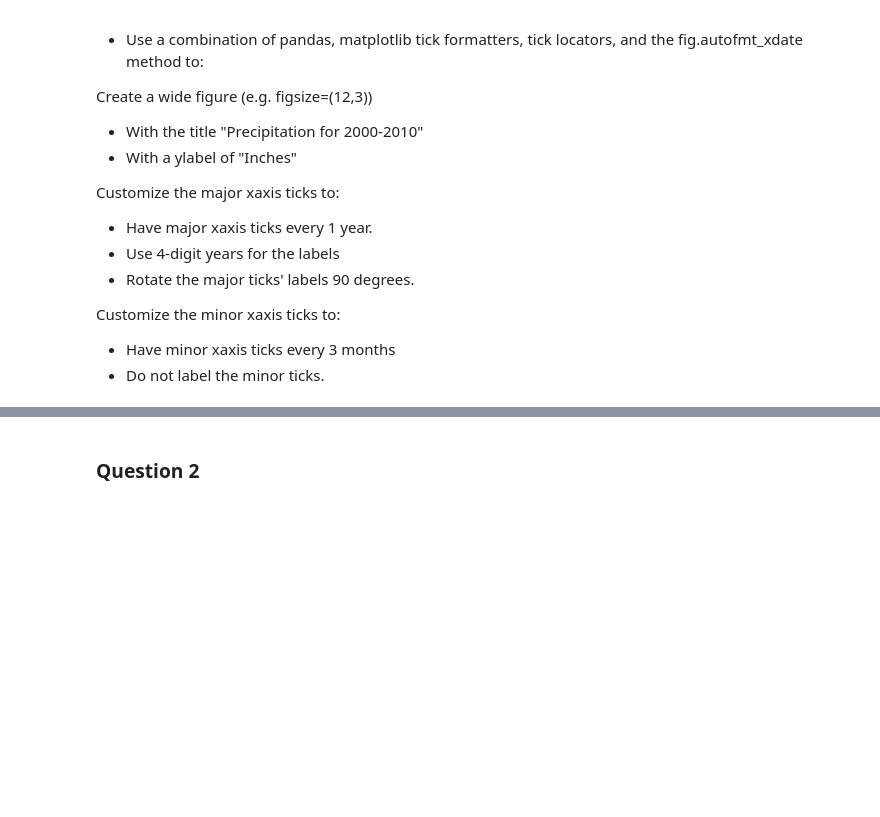
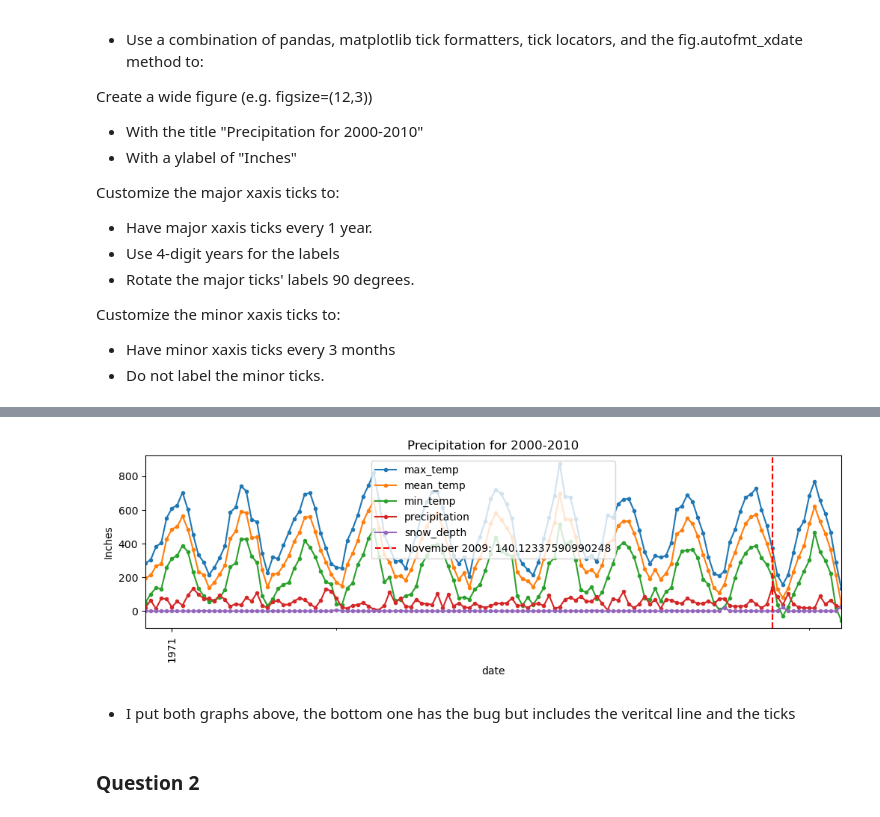
Before and after one commit to hgploutz/Resampling-Datetime-Data--Core-, a Jupyter notebook: Resampling Datetime Data Assignment.ipynb, the cells around one changed output, grey strips where cells are left out. Drawn from its saved outputs; the diff is of its cells as text; code cells hidden in the pictures; blank space fills up the shorter version.

```diff
--- a/Resampling Datetime Data Assignment.ipynb
+++ b/Resampling Datetime Data Assignment.ipynb
@@ -219,3 +235,34 @@ Customize the minor xaxis ticks to:
+# %%
+# Create a wide figure
+fig, ax = plt.subplots(figsize=(12, 3))
+
+# Plot precipitation data
+df_monthly.plot(ax=ax, style='.-')
+
+# Add a vertical line at the month with max precipitation
+ax.axvline(x=max_precip_date, color='red', linestyle='--', label=f'{max_precip_date.strftime("%B %Y")}: {max_precip_value}')
+
+# Add a legend
+ax.legend()
+
+# Set title and y label
+ax.set_title("Precipitation for 2000-2010")
+ax.set_ylabel("Inches")
+
+# Customize the major xaxis ticks
+ax.xaxis.set_major_locator(mdates.YearLocator())
+ax.xaxis.set_major_formatter(mdates.DateFormatter('%Y'))
+plt.xticks(rotation=90)
+
+# Customize the minor xaxis ticks
+ax.xaxis.set_minor_locator(mdates.MonthLocator(interval=3))
+ax.xaxis.set_minor_formatter(mdates.DateFormatter(''))
+
+plt.show()
+# %% [output]
+[figure, added]
+# %% [markdown]
+- I put both graphs above, the bottom one has the bug but includes the veritcal line and the ticks
 # %% [markdown]
 ### Question 2
 # %% [markdown]
```
Also changed, not shown: parts of 24 cells of this notebook.
